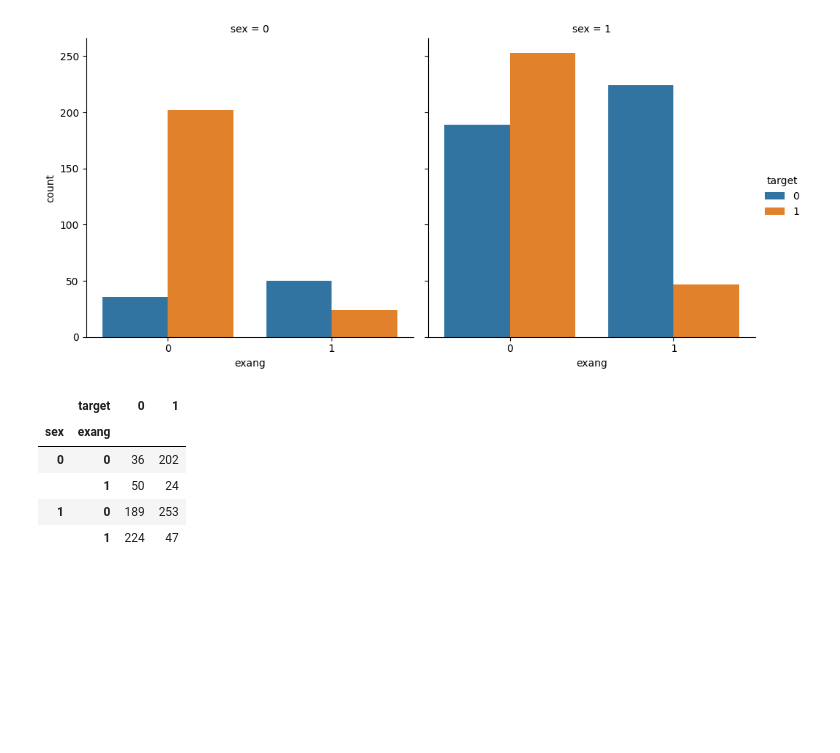
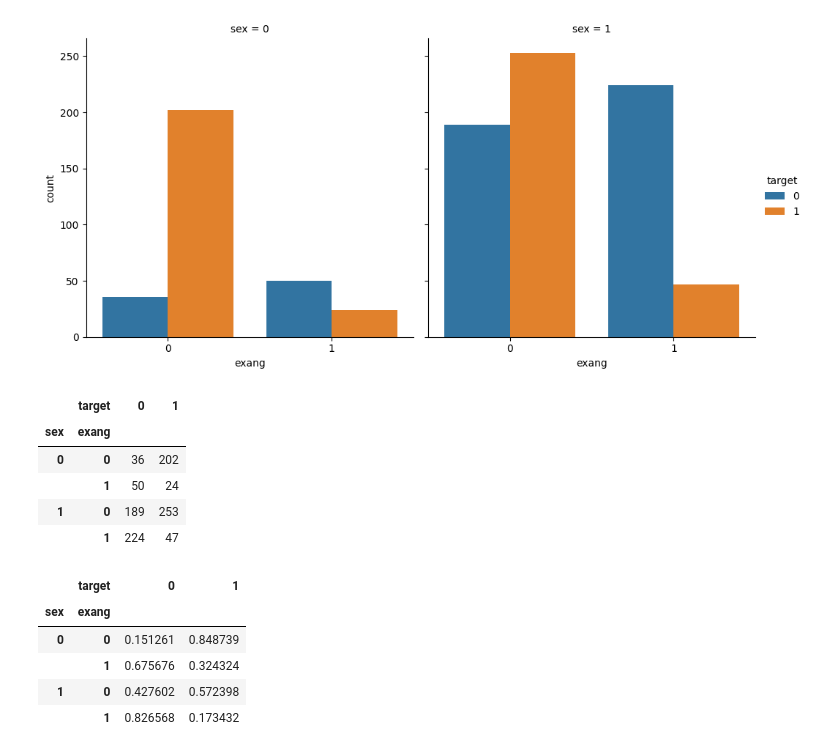
Before and after one commit to Wassiemkahlawi/heart-disease-ml-analysis, a Jupyter notebook: notebooks/01_eda.ipynb, the cells around one changed output. Saved outputs shown, nothing was run; the diff lists cells and outputs as text; code cells hidden in the pictures; blank space fills up the shorter version.

```diff
--- a/notebooks/01_eda.ipynb
+++ b/notebooks/01_eda.ipynb
@@ -523,3 +523,16 @@ pd.crosstab(
 |  | 1 | 50 | 24 |
 | 1 | 0 | 189 | 253 |
 |  | 1 | 224 | 47 |
+# %%
+pd.crosstab(
+    [df["sex"], df["exang"]],
+    df["target"],
+    normalize="index"
+)
+# %% [output]
+|  | target | 0 | 1 |
+| sex | exang |  |  |
+| 0 | 0 | 0.151261 | 0.848739 |
+|  | 1 | 0.675676 | 0.324324 |
+| 1 | 0 | 0.427602 | 0.572398 |
+|  | 1 | 0.826568 | 0.173432 |
```
Also changed, not shown: parts of 1 cell of this notebook.
